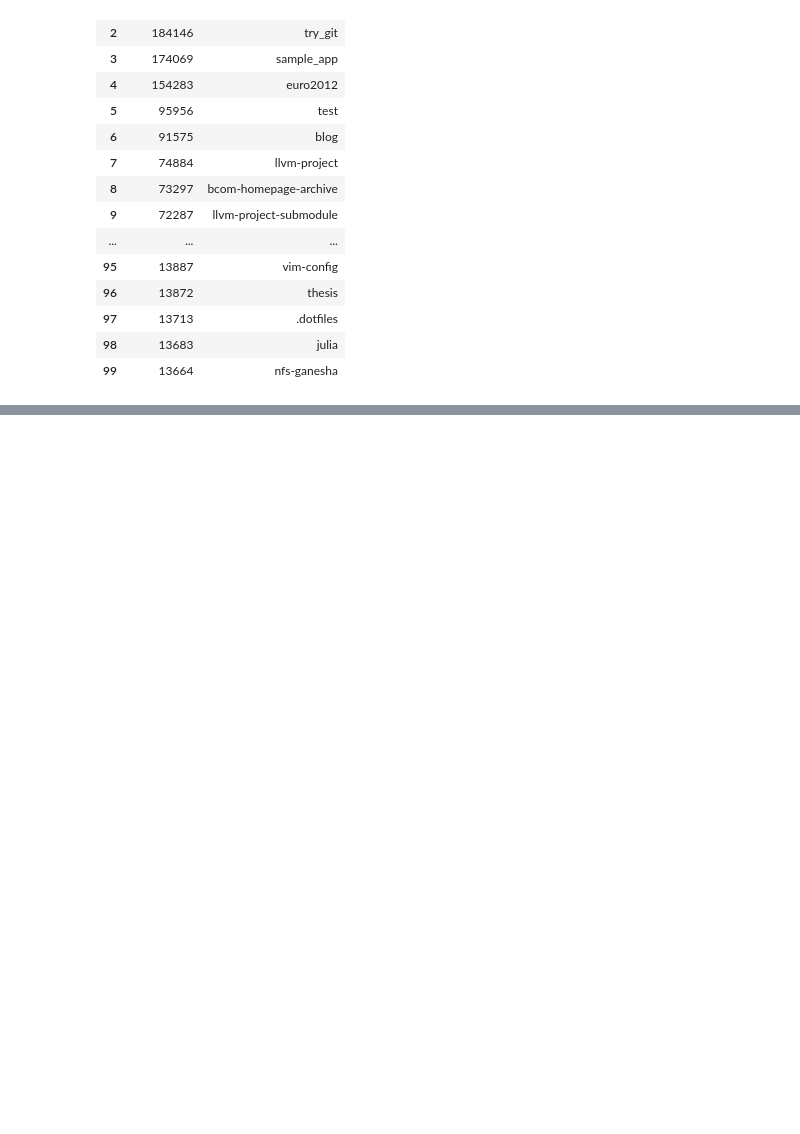
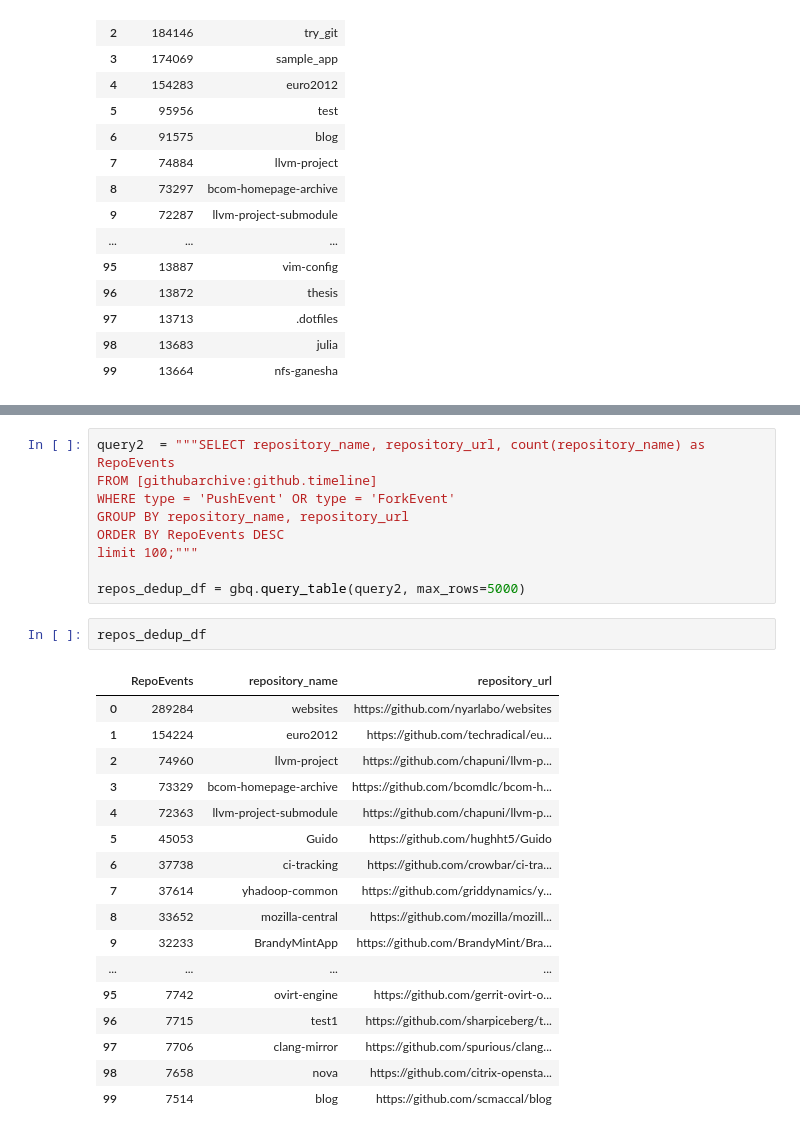
Before and after one commit to metacommunities/metacommunities, a Jupyter notebook: GithubArchive exploration.ipynb, the cells around one changed output, grey strips where cells are left out. Saved outputs shown, nothing was run; the diff lists cells and outputs as text; blank space fills up the shorter version.

Commit message:
analysing repository importance by counting events

```diff
--- a/GithubArchive exploration.ipynb
+++ b/GithubArchive exploration.ipynb
@@ -117,0 +124,29 @@ The ordering changes here, although many of the same repo names appear. But that
+# %%
+query2  = """SELECT repository_name, repository_url, count(repository_name) as RepoEvents
+FROM [githubarchive:github.timeline]
+WHERE type = 'PushEvent' OR type = 'ForkEvent'
+GROUP BY repository_name, repository_url
+ORDER BY RepoEvents DESC
+limit 100;"""
+
+repos_dedup_df = gbq.query_table(query2, max_rows=5000)
+# %%
+repos_dedup_df
+# %% [output]
+|  | RepoEvents | repository_name | repository_url |
+| 0 | 289284 | websites | https://github.com/nyarlabo/websites |
+| 1 | 154224 | euro2012 | https://github.com/techradical/eu... |
+| 2 | 74960 | llvm-project | https://github.com/chapuni/llvm-p... |
+| 3 | 73329 | bcom-homepage-archive | https://github.com/bcomdlc/bcom-h... |
+| 4 | 72363 | llvm-project-submodule | https://github.com/chapuni/llvm-p... |
+| 5 | 45053 | Guido | https://github.com/hughht5/Guido |
+| 6 | 37738 | ci-tracking | https://github.com/crowbar/ci-tra... |
+| 7 | 37614 | yhadoop-common | https://github.com/griddynamics/y... |
+| 8 | 33652 | mozilla-central | https://github.com/mozilla/mozill... |
+| 9 | 32233 | BrandyMintApp | https://github.com/BrandyMint/Bra... |
+| ... | ... | ... | ... |
+| 95 | 7742 | ovirt-engine | https://github.com/gerrit-ovirt-o... |
+| 96 | 7715 | test1 | https://github.com/sharpiceberg/t... |
+| 97 | 7706 | clang-mirror | https://github.com/spurious/clang... |
+| 98 | 7658 | nova | https://github.com/citrix-opensta... |
+| 99 | 7514 | blog | https://github.com/scmaccal/blog |
```
Also changed, not shown: parts of 13 cells of this notebook, 1 other file.
